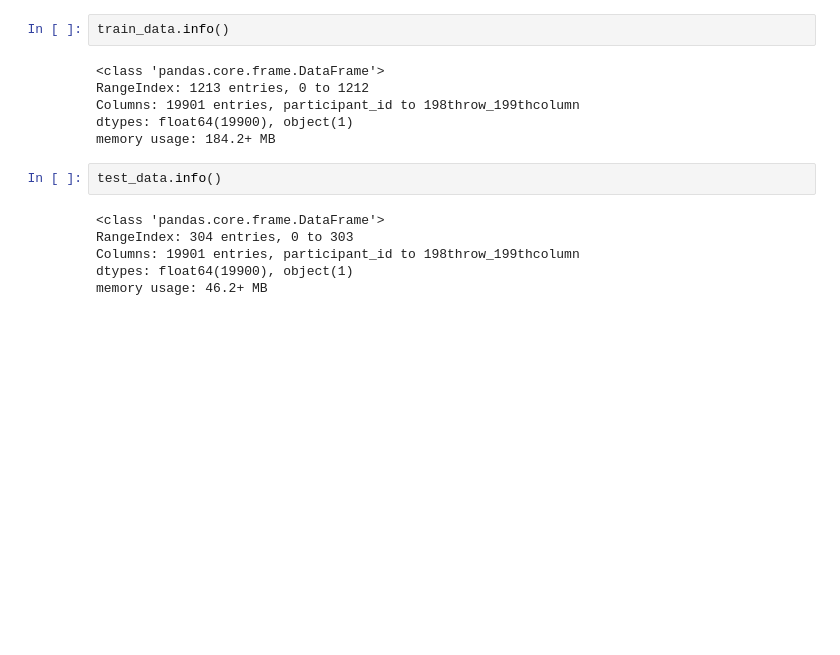
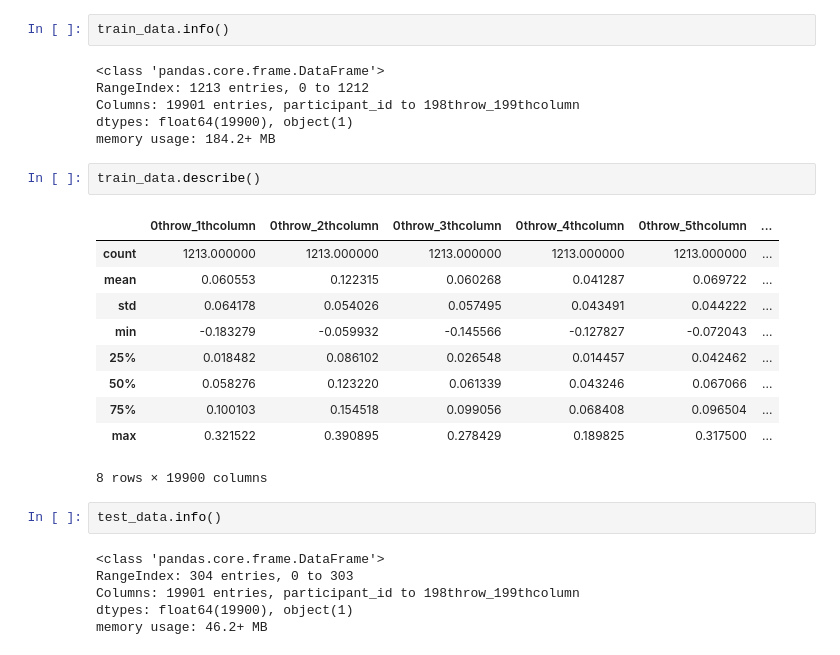
Before and after one commit to Edna722/WIDS-Datathon, a Jupyter notebook: wids.ipynb, the cells around one changed output. Drawn from its saved outputs; the diff is of its cells as text; blank space fills up the shorter version.

Commit message:
Data Preprocessing

```diff
--- a/wids.ipynb
+++ b/wids.ipynb
@@ -62,6 +62,19 @@ RangeIndex: 1213 entries, 0 to 1212
 Columns: 19901 entries, participant_id to 198throw_199thcolumn
 dtypes: float64(19900), object(1)
 memory usage: 184.2+ MB
+# %%
+train_data.describe()
+# %% [output]
+|  | 0throw_1thcolumn | 0throw_2thcolumn | 0throw_3thcolumn | 0throw_4thcolumn | 0throw_5thcolumn | ... |
+| count | 1213.000000 | 1213.000000 | 1213.000000 | 1213.000000 | 1213.000000 | ... |
+| mean | 0.060553 | 0.122315 | 0.060268 | 0.041287 | 0.069722 | ... |
+| std | 0.064178 | 0.054026 | 0.057495 | 0.043491 | 0.044222 | ... |
+| min | -0.183279 | -0.059932 | -0.145566 | -0.127827 | -0.072043 | ... |
+| 25% | 0.018482 | 0.086102 | 0.026548 | 0.014457 | 0.042462 | ... |
+| 50% | 0.058276 | 0.123220 | 0.061339 | 0.043246 | 0.067066 | ... |
+| 75% | 0.100103 | 0.154518 | 0.099056 | 0.068408 | 0.096504 | ... |
+| max | 0.321522 | 0.390895 | 0.278429 | 0.189825 | 0.317500 | ... |
+8 rows × 19900 columns
 # %%
 test_data.info()
 # %% [output]
```
Also changed, not shown: parts of 1 cell of this notebook.
